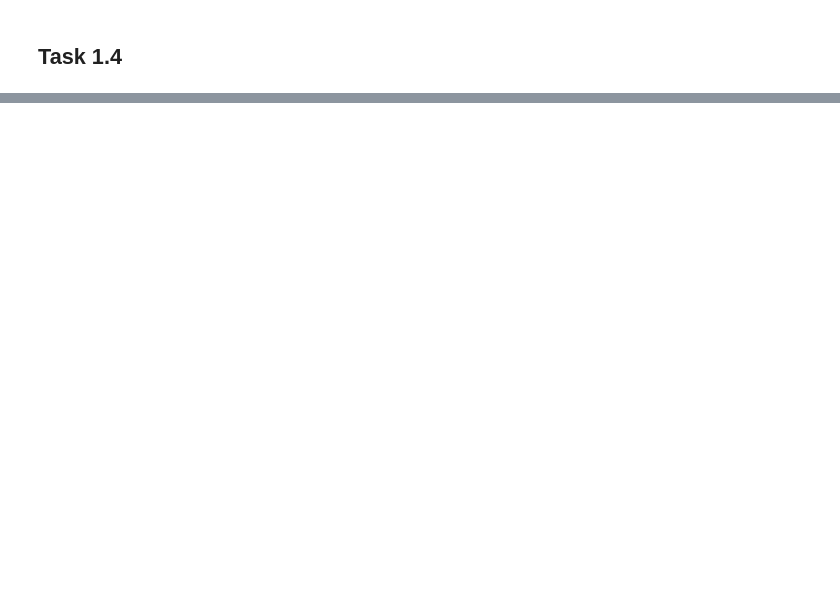
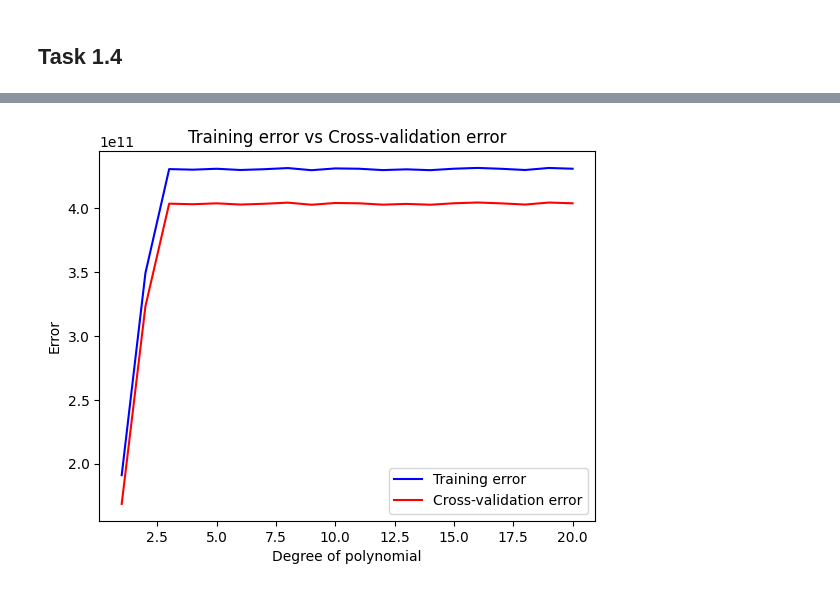
Before and after one commit to javim7/Artificial-Intelligence, a Jupyter notebook: Lab3-RegresionLineal/regresionLineal.ipynb, the cells around one changed output, grey strips where cells are left out. Saved outputs shown, nothing was run; the diff lists cells and outputs as text; code cells hidden in the pictures; blank space fills up the shorter version.

```diff
--- a/Lab3-RegresionLineal/regresionLineal.ipynb
+++ b/Lab3-RegresionLineal/regresionLineal.ipynb
@@ -96,0 +109,89 @@ X.random.shuffle(X)
+# %%
+grad = lambda X,y,t : -2 * X.T @ (X @ t - y) / len(y)
+
+# Hacemos shuffle de X
+np.random.shuffle(X)
+
+# Agregamos el polynomial feature al set
+for i in range(2, 6):
+    Xr = np.hstack((
+        Xr,
+        X.reshape((Xr.shape[0], 1)) ** i
+    ))
+
+# Dividimos X en training, cross validation y testing
+trainingX = X[:int(len(X)*0.4)]
+crossValidationX = X[int(len(X)*0.4):int(len(X)*0.8)]
+testingX = X[int(len(X)*0.8):]
+
+# Dividimos y en training, cross validation y testing
+trainingy = y[:int(len(y)*0.4)]
+crossValidationy = y[int(len(y)*0.4):int(len(y)*0.8)]
+testingy = y[int(len(y)*0.8):]
+
+# Definimos el valor de xm
+xm = np.array([[0], [dataSize]])
+xmr = np.hstack((
+    np.ones((2, 1)),
+    xm
+))
+
+# Definimos el rango de grados de polinomio a probar
+degrees = np.arange(1, 21)
+
+# Definimos el valor de K
+K = 0
+
+# Inicializamos los vectores de error de entrenamiento y validación cruzada
+train_error = np.zeros_like(degrees)
+cv_error = np.zeros_like(degrees)
+
+# Creamos listas vacías para almacenar los errores de entrenamiento y validación cruzada para cada grado
+train_errors = []
+cv_errors = []
+a = 0.000001
+for i, degree in enumerate(degrees):
+    # Add 3 zeros to the end of a in each iteration
+    a /= 100
+
+    # Agregamos polynomial feature a X
+    X_train_poly = np.hstack((trainingX[:, :2], trainingX[:, 2:2*degree+1]))
+    X_cv_poly = np.hstack((crossValidationX[:, :2], crossValidationX[:, 2:2*degree+1]))
+
+    # Definimos el t inicial como un valor random
+    to = np.random.rand(X_train_poly.shape[1], 1)
+
+    # Realizamos la regresión lineal polinomial
+    tf, train_cost = linreg(X_train_poly, trainingy, to, cost, grad, a=a, n=200)
+
+    # Calculamos los errores de entrenamiento y validación cruzada
+    train_error = cost(X_train_poly, trainingy, tf)
+    cv_error = cost(X_cv_poly, crossValidationy, tf)
+
+    # Agregamos los errores a las listas
+    train_errors.append(train_error)
+    cv_errors.append(cv_error)
+
+
+print(train_errors)
+print(cv_errors)
+# Graficamos los errores de entrenamiento y validación cruzada para cada grado
+plt.plot(degrees, train_errors, 'b-', label='Training error')
+plt.plot(degrees, cv_errors, 'r-', label='Cross-validation error')
+plt.legend()
+plt.xlabel('Degree of polynomial')
+plt.ylabel('Error')
+plt.title('Training error vs Cross-validation error')
+plt.show()
+
+# Verificamos si hay overfitting o underfitting
+training_variance = np.var(train_errors)
+cv_variance = np.var(cv_errors)
+
+if training_variance > cv_variance:
+    print("Hay overfitting. Reducir el grado.")
+elif training_variance < cv_variance:
+    print("Hay underfitting. Aumentar el grado.")
+else:
+    print("No se observa un problema de overfitting o underfitting en los datos.")
+# %% [output]
@@ -96,0 +200 @@ X.random.shuffle(X)
+[figure, added]
```
Also changed, not shown: parts of 10 cells of this notebook, 3 other files.
